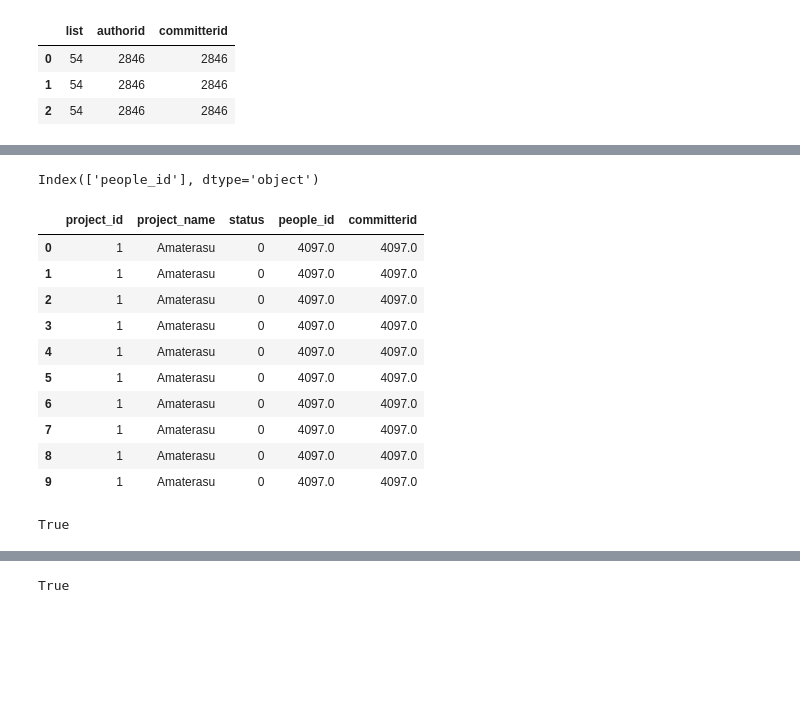
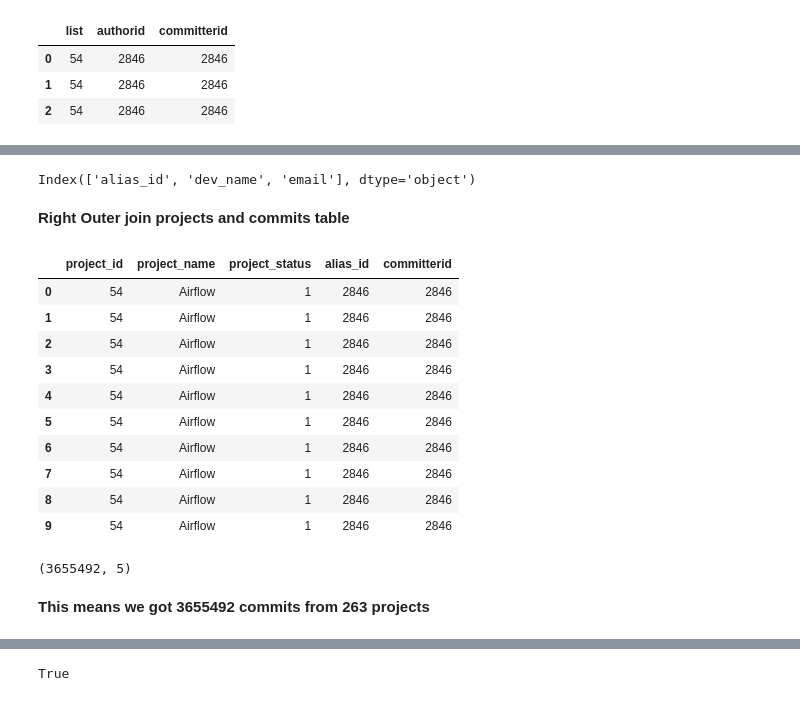
Before and after one commit to zanereis/ASFI-Merge-Behaviors, a Jupyter notebook: core_developers/2.preprocessing.ipynb, the cells around one changed output, grey strips where cells are left out. Drawn from its saved outputs; the diff is of its cells as text; code cells hidden in the pictures; blank space fills up the shorter version.

```diff
--- a/core_developers/2.preprocessing.ipynb
+++ b/core_developers/2.preprocessing.ipynb
@@ -5,6 +6,7 @@ import pandas as pd
 # %%
 # Load the CSV file
 lists = pd.read_csv("csvs/lists_2019_8.csv",encoding="ISO-8859-1")
-commits = pd.read_csv("csvs/commits_2019_8.csv",encoding="ISO-8859-1")
+commits = pd.read_csv("csvs/modified_commits_2019_8.csv",encoding="ISO-8859-1")
 people = pd.read_csv("csvs/people_2019_8.csv",encoding="ISO-8859-1")
 pr = pd.read_csv("csvs/pull-requests.csv",encoding="ISO-8859-1")
+alias=pd.read_csv("csvs/modified_aliases_2019_8.csv",encoding="ISO-8859-1")
@@ -72,6 +68,7 @@ print(person.shape)
 # %%
 projects.rename(columns={'listid': 'project_id'}, inplace=True)
 projects.rename(columns={'listname': 'project_name'}, inplace=True)
+projects.rename(columns={'status': 'project_status'}, inplace=True)
 # %% [output]
 A value is trying to be set on a copy of a slice from a DataFrame
 
@@ -88,6 +89,6 @@ Index(['project_id', 'project_name', 'status'], dtype='object')
 # %%
 com.rename(columns={'list': 'project_id'}, inplace=True)
-com.rename(columns={'authorid': 'people_id'}, inplace=True)
+com.rename(columns={'authorid': 'alias_id'}, inplace=True)
 # %% [output]
 A value is trying to be set on a copy of a slice from a DataFrame
 
@@ -111,29 +117,30 @@ See the caveats in the documentation: https://pandas.pydata.org/pandas-docs/stab
 # %%
-person.columns
+devs.columns
 # %% [output]
-Index(['people_id'], dtype='object')
+Index(['alias_id', 'dev_name', 'email'], dtype='object')
+# %% [markdown]
+**Right Outer join projects and commits table**
 # %%
-# Performing an Outer Join on 'project_id'
-projects_commit = pd.merge(projects, com, on='project_id', how='outer')
+# Right Outer Join
+projects_commits = projects.merge(com, on='project_id', how='right')
 # %%
-projects_commit.head(10)
+projects_commits.head(10)
 # %% [output]
-|  | project_id | project_name | status | people_id | committerid |
-| 0 | 1 | Amaterasu | 0 | 4097.0 | 4097.0 |
-| 1 | 1 | Amaterasu | 0 | 4097.0 | 4097.0 |
-| 2 | 1 | Amaterasu | 0 | 4097.0 | 4097.0 |
-| 3 | 1 | Amaterasu | 0 | 4097.0 | 4097.0 |
-| 4 | 1 | Amaterasu | 0 | 4097.0 | 4097.0 |
-| 5 | 1 | Amaterasu | 0 | 4097.0 | 4097.0 |
-| 6 | 1 | Amaterasu | 0 | 4097.0 | 4097.0 |
-| 7 | 1 | Amaterasu | 0 | 4097.0 | 4097.0 |
-| 8 | 1 | Amaterasu | 0 | 4097.0 | 4097.0 |
-| 9 | 1 | Amaterasu | 0 | 4097.0 | 4097.0 |
+|  | project_id | project_name | project_status | alias_id | committerid |
+| 0 | 54 | Airflow | 1 | 2846 | 2846 |
+| 1 | 54 | Airflow | 1 | 2846 | 2846 |
+| 2 | 54 | Airflow | 1 | 2846 | 2846 |
+| 3 | 54 | Airflow | 1 | 2846 | 2846 |
+| 4 | 54 | Airflow | 1 | 2846 | 2846 |
+| 5 | 54 | Airflow | 1 | 2846 | 2846 |
+| 6 | 54 | Airflow | 1 | 2846 | 2846 |
+| 7 | 54 | Airflow | 1 | 2846 | 2846 |
+| 8 | 54 | Airflow | 1 | 2846 | 2846 |
+| 9 | 54 | Airflow | 1 | 2846 | 2846 |
-# %%
-# Check if a column contains NaN
-has_nan = projects_commit['committerid'].isna().any()
-
-print(has_nan)  # Output: True
-# %% [output]
-True
+# %%
+projects_commits.shape
+# %% [output]
+(3655492, 5)
+# %% [markdown]
+**This means we got 3655492 commits from 263 projects**
 # %%
```
Also changed, not shown: parts of 88 cells of this notebook, 3 other files.
